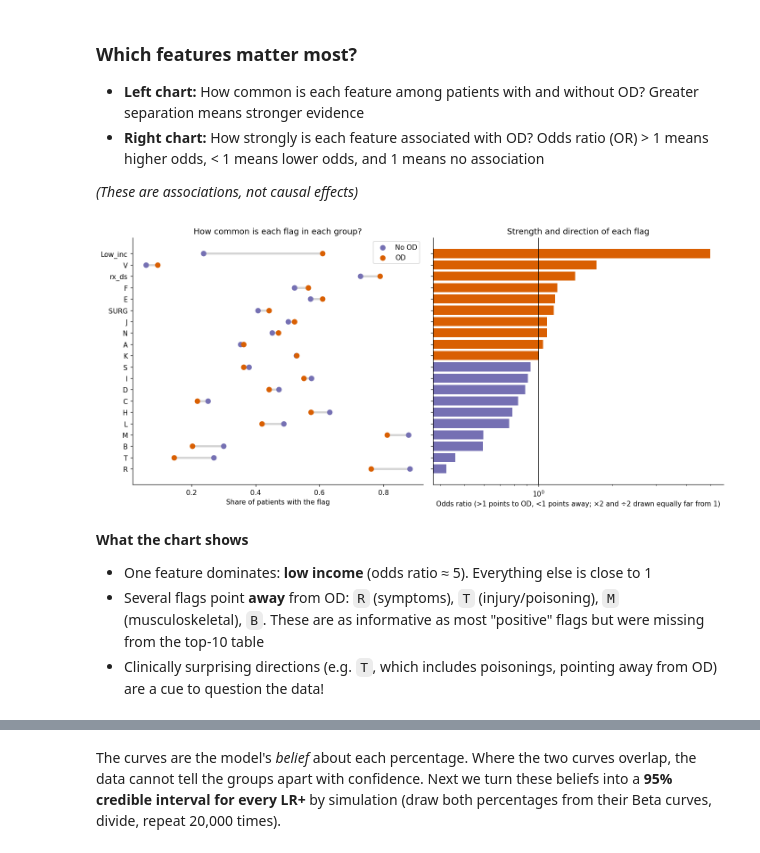
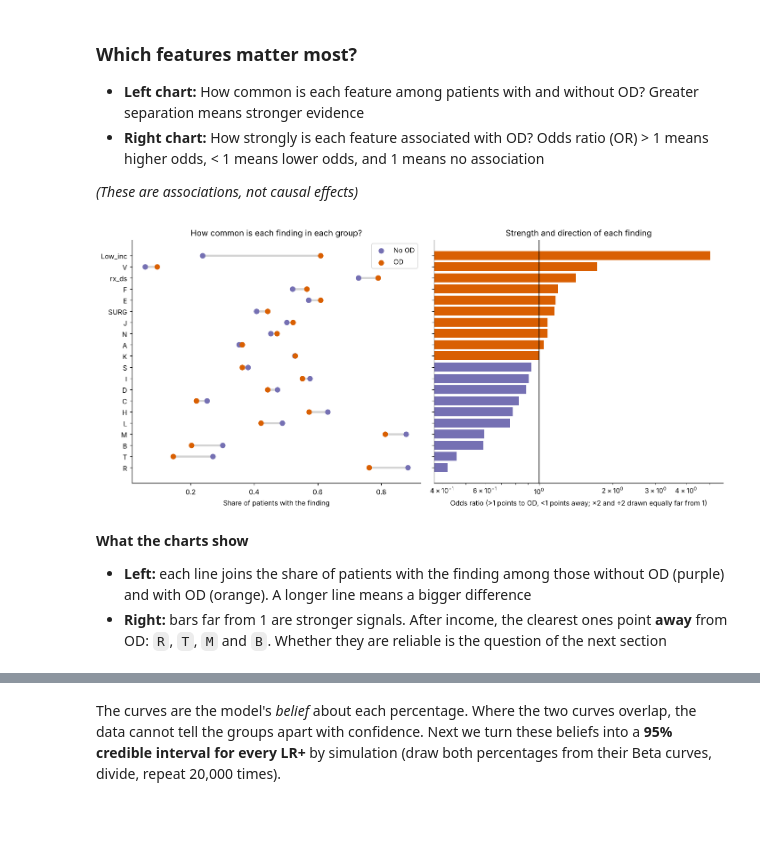
Before and after one commit to IE-ML-for-Healthcare/Bayesian-in-HC, a Jupyter notebook: 04_naive_bayes_opioid_demo_v2.ipynb, the cells around one changed output, grey strips where cells are left out. Drawn from its saved outputs; the diff is of its cells as text; code cells hidden in the pictures; blank space fills up the shorter version.

```diff
--- a/04_naive_bayes_opioid_demo_v2.ipynb
+++ b/04_naive_bayes_opioid_demo_v2.ipynb
@@ -526,8 +533,8 @@ description_by_feature = {
     "Low_inc": "Low income",
     "SURG": "Major surgery",
     "rx_ds": "Opioid supply",
-    "A": "Infectious diseases",
-    "B": "Infectious diseases",
+    "A": "Infectious diseases (group A)",
+    "B": "Infectious diseases (group B)",
     "C": "Malignant neoplasm",
     "D": "Benign neoplasm",
     "E": "Endocrine conditions",
@@ -594,24 +601,23 @@ display(tbl.style.hide(axis="index").format(precision=3)
 # %%
 t = tbl.sort_values("OR")
 fig, ax = plt.subplots(1, 2, figsize=(13, 6), sharey=True)
 yy = np.arange(len(t))
 ax[0].hlines(yy, t["P(x=1|OD=0)"], t["P(x=1|OD=1)"], color="lightgrey", lw=3)
 ax[0].scatter(t["P(x=1|OD=0)"], yy, color=C_NO, s=50, label="No OD", zorder=3)
 ax[0].scatter(t["P(x=1|OD=1)"], yy, color=C_OD, s=50, label="OD", zorder=3)
-ax[0].set(yticks=yy, yticklabels=t["feature"], xlabel="Share of patients with the flag",
-          title="How common is each flag in each group?"); ax[0].legend()
+ax[0].set(yticks=yy, yticklabels=t["feature"], xlabel="Share of patients with the finding",
+          title="How common is each finding in each group?"); ax[0].legend()
 colors = [C_OD if v > 1 else C_NO for v in t["OR"]]
 ax[1].barh(yy, t["OR"], color=colors); ax[1].axvline(1, c="k", lw=1)
 ax[1].set_xscale("log"); ax[1].set(xlabel="Odds ratio (>1 points to OD, <1 points away; ×2 and ÷2 drawn equally far from 1)",
-                                   title="Strength and direction of each flag")
+                                   title="Strength and direction of each finding")
 plt.tight_layout(); plt.show()
 # %% [output]
-[figure, old version]
+[figure, new version]
 # %% [markdown]
-**What the chart shows**
-- One feature dominates: **low income** (odds ratio ≈ 5). Everything else is close to 1
-- Several flags point **away** from OD: `R` (symptoms), `T` (injury/poisoning), `M` (musculoskeletal), `B`. These are as informative as most "positive" flags but were missing from the top-10 table
-- Clinically surprising directions (e.g. `T`, which includes poisonings, pointing away from OD) are a cue to question the data!
+**What the charts show**
+- **Left:** each line joins the share of patients with the finding among those without OD (purple) and with OD (orange). A longer line means a bigger difference
+- **Right:** bars far from 1 are stronger signals. After income, the clearest ones point **away** from OD: `R`, `T`, `M` and `B`. Whether they are reliable is the question of the next section
 # %% [markdown]
 ## 6. How sure are we? Laplace smoothing and Bayesian uncertainty
 
```
Also changed, not shown: parts of 35 cells of this notebook.
